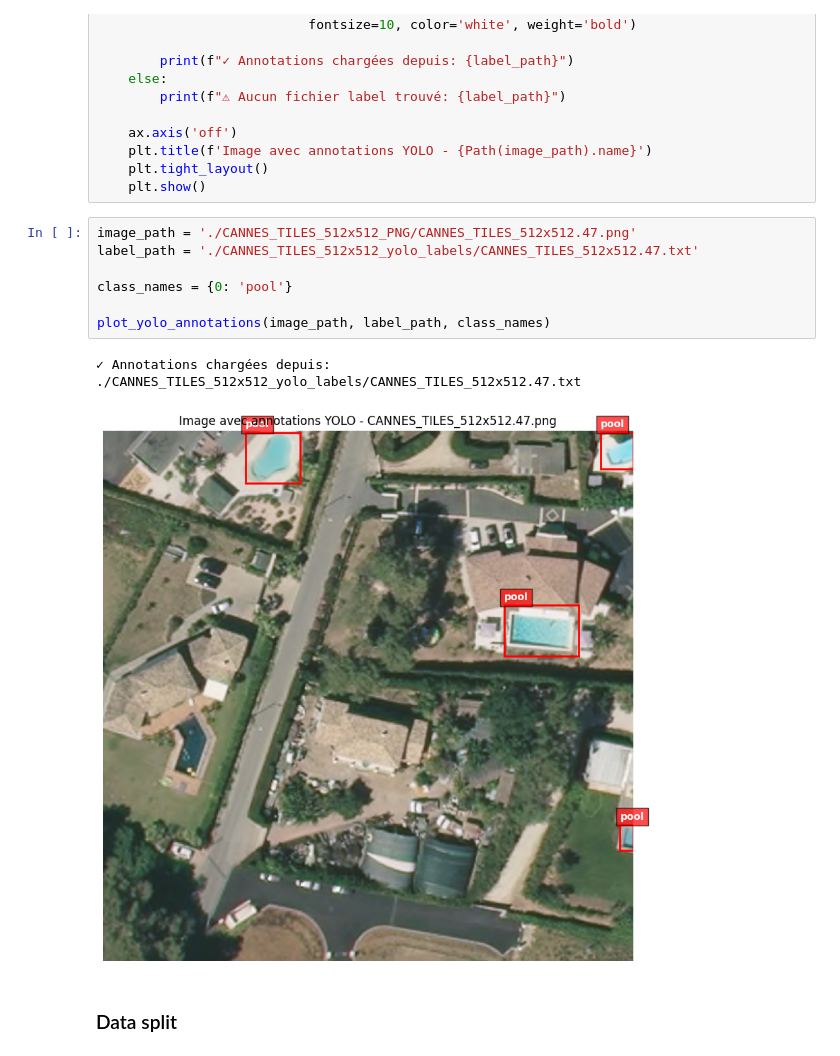
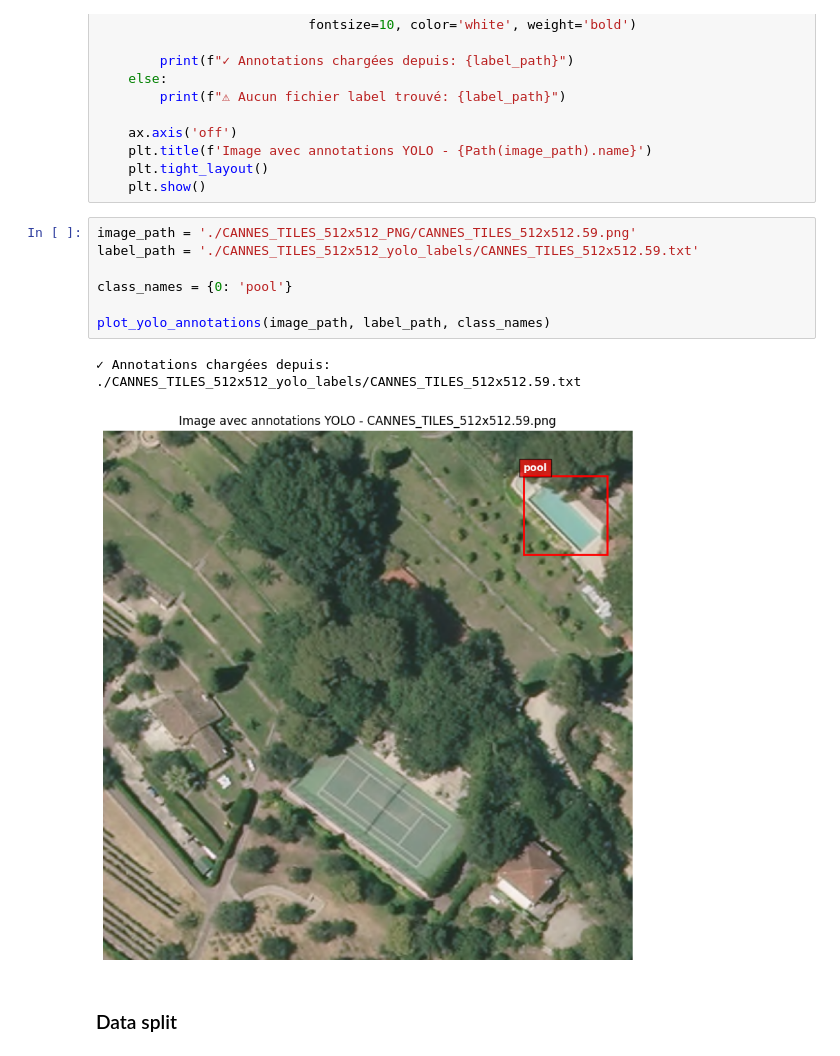
Before and after one commit to AliElOu/swimming_pool_detection, a Jupyter notebook: model_notebook.ipynb, the cells around one changed output. Cells and saved outputs as stored; diff of their text form.

```diff
--- a/model_notebook.ipynb
+++ b/model_notebook.ipynb
@@ -151,15 +151,15 @@ def plot_yolo_annotations(image_path, label_path, class_names={0: 'pool'}):
     plt.tight_layout()
     plt.show()
 # %%
-image_path = './CANNES_TILES_512x512_PNG/CANNES_TILES_512x512.47.png'
-label_path = './CANNES_TILES_512x512_yolo_labels/CANNES_TILES_512x512.47.txt'
+image_path = './CANNES_TILES_512x512_PNG/CANNES_TILES_512x512.59.png'
+label_path = './CANNES_TILES_512x512_yolo_labels/CANNES_TILES_512x512.59.txt'
 
 class_names = {0: 'pool'}
 
 plot_yolo_annotations(image_path, label_path, class_names)
 # %% [output]
-✓ Annotations chargées depuis: ./CANNES_TILES_512x512_yolo_labels/CANNES_TILES_512x512.47.txt
+✓ Annotations chargées depuis: ./CANNES_TILES_512x512_yolo_labels/CANNES_TILES_512x512.59.txt
-[figure, old version]
+[figure, new version]
 # %% [markdown]
 ### Data split
 # %%
```
Also changed, not shown: parts of 6 cells of this notebook, 3 other files.
